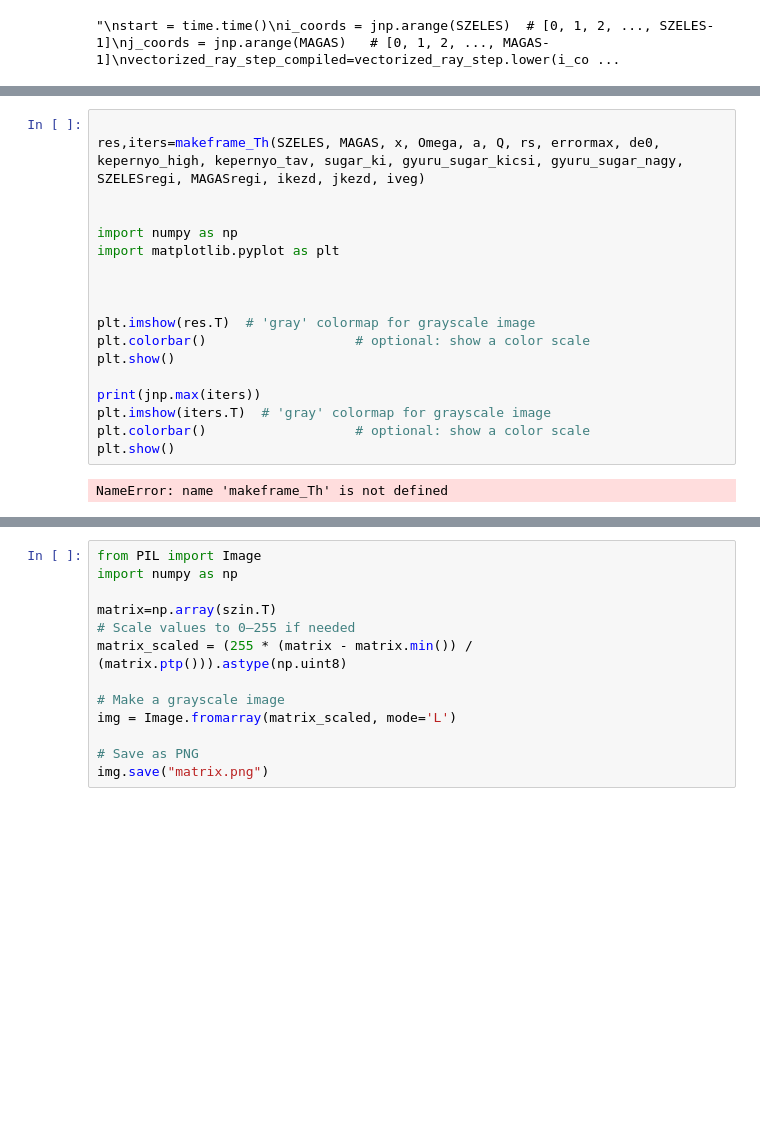
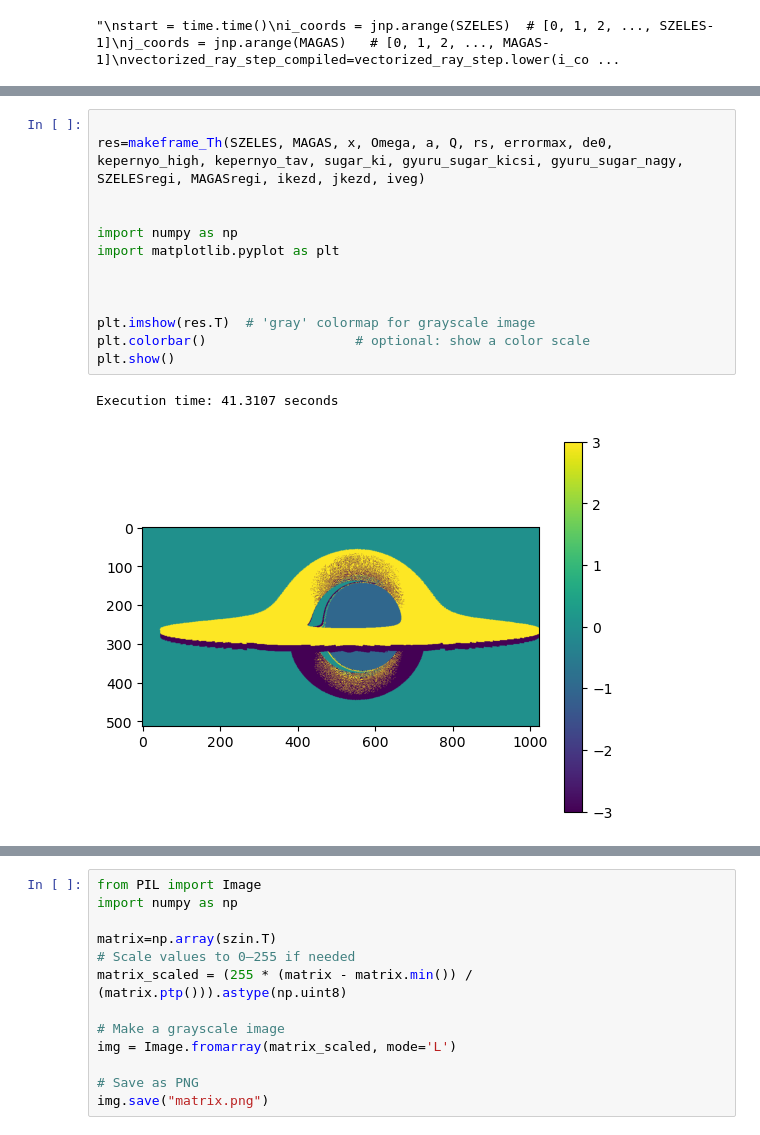
Before and after one commit to ElekCorp/GPU_black-hole_ray_tracing, a Jupyter notebook: diffrax_blackhole-Copy1.ipynb, the cells around one changed output, grey strips where cells are left out. Drawn from its saved outputs; the diff is of its cells as text; blank space fills up the shorter version.

```diff
--- a/diffrax_blackhole-Copy1.ipynb
+++ b/diffrax_blackhole-Copy1.ipynb
@@ -415,21 +514,17 @@ plt.show()
 [figure]
 # %%
 
-res,iters=makeframe_Th(SZELES, MAGAS, x, Omega, a, Q, rs, errormax, de0, kepernyo_high, kepernyo_tav, sugar_ki, gyuru_sugar_kicsi, gyuru_sugar_nagy, SZELESregi, MAGASregi, ikezd, jkezd, iveg)
+res=makeframe_Th(SZELES, MAGAS, x, Omega, a, Q, rs, errormax, de0, kepernyo_high, kepernyo_tav, sugar_ki, gyuru_sugar_kicsi, gyuru_sugar_nagy, SZELESregi, MAGASregi, ikezd, jkezd, iveg)
 
 
 import numpy as np
 import matplotlib.pyplot as plt
 
 
 
 plt.imshow(res.T)  # 'gray' colormap for grayscale image
 plt.colorbar()                   # optional: show a color scale
 plt.show()
-
-print(jnp.max(iters))
-plt.imshow(iters.T)  # 'gray' colormap for grayscale image
-plt.colorbar()                   # optional: show a color scale
-plt.show()
 # %% [output]
-NameError: name 'makeframe_Th' is not defined
+Execution time: 41.3107 seconds
+[figure, added]
```
Also changed, not shown: parts of 21 cells of this notebook, 14 other files.
